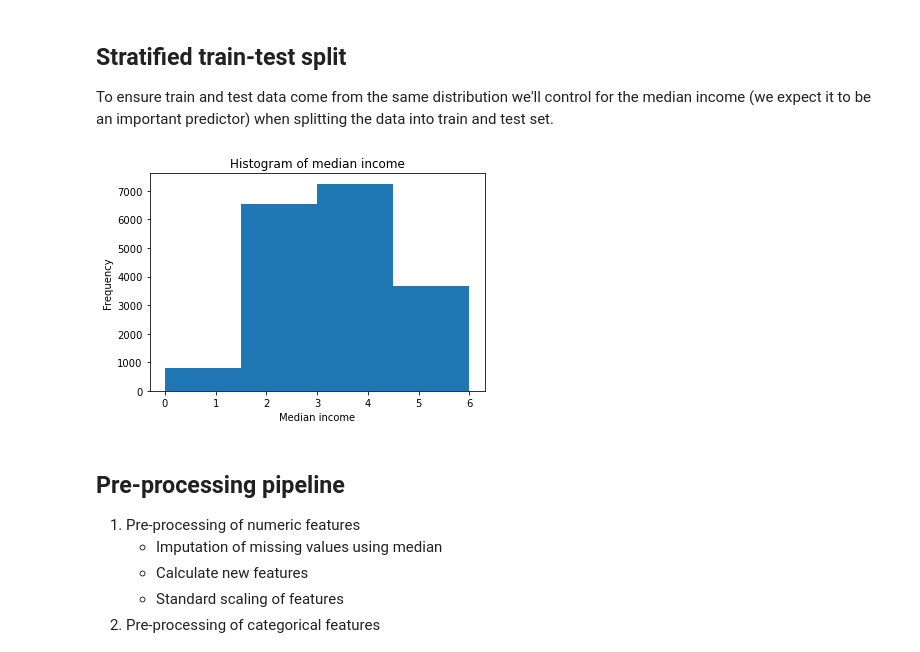
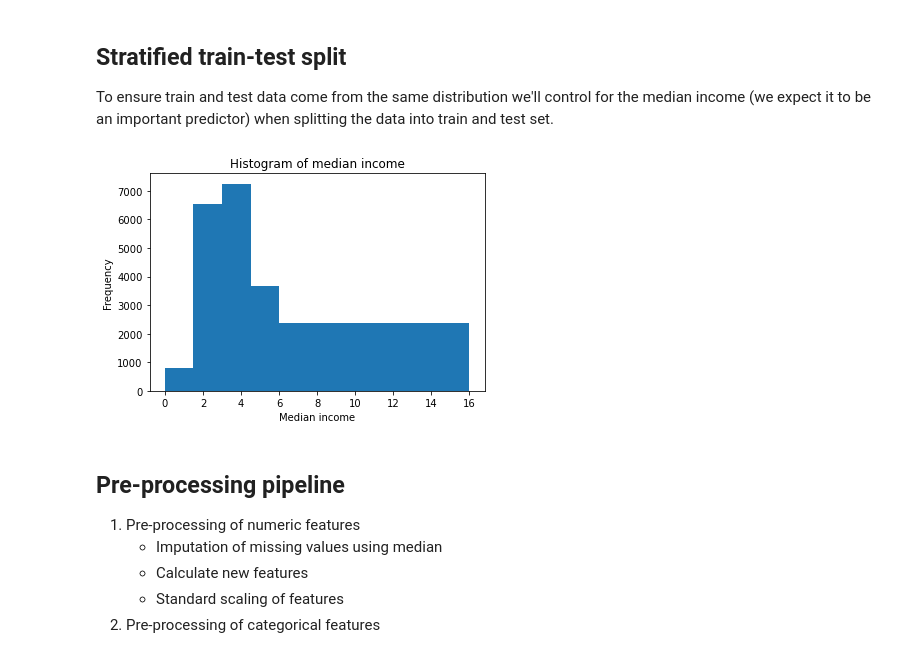
Before and after one commit to FedericoTrifoglio/handsonml2, a Jupyter notebook: 02_end_to_end_machine_learning_project.ipynb, the cells around one changed output. Cells and saved outputs as stored; diff of their text form; code cells hidden in the pictures.

```diff
--- a/02_end_to_end_machine_learning_project.ipynb
+++ b/02_end_to_end_machine_learning_project.ipynb
@@ -75,12 +75,12 @@ memory usage: 1.6+ MB
 
 To ensure train and test data come from the same distribution we'll control for the median income (we expect it to be an important predictor) when splitting the data into train and test set.
 # %%
-plt.hist(housing["median_income"], bins=[0., 1.5, 3.0, 4.5, 6., np.inf])
+plt.hist(housing["median_income"], bins=[0., 1.5, 3.0, 4.5, 6., 16.])
 plt.xlabel('Median income')
 plt.ylabel('Frequency')
 plt.title('Histogram of median income')
 plt.show()
 # %% [output]
-[figure, old version]
+[figure, new version]
 # %%
 housing["income_cat"] = pd.cut(housing["median_income"],
```
Also changed, not shown: parts of 4 cells of this notebook.
